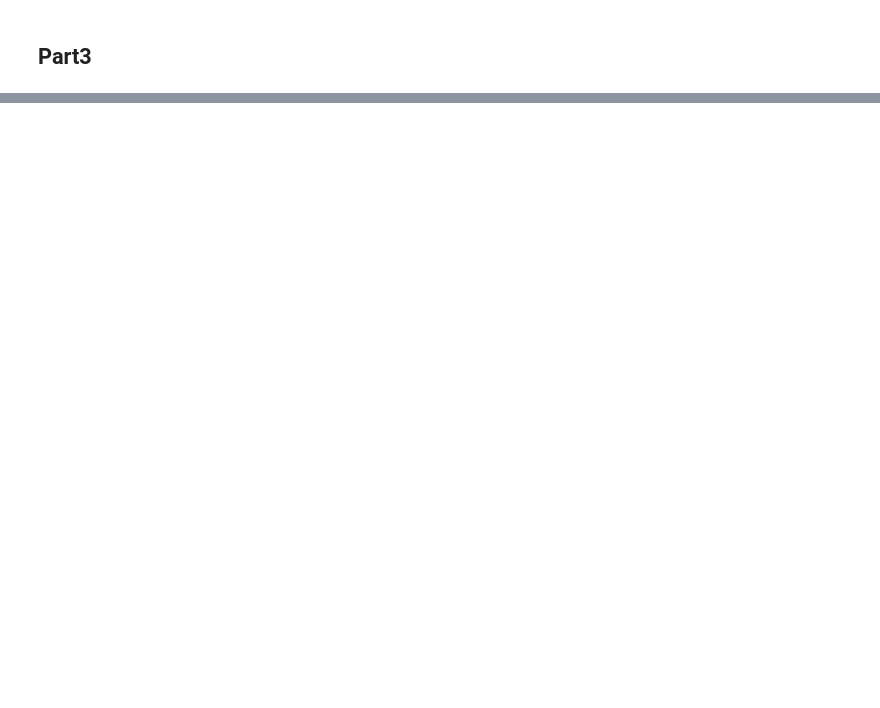
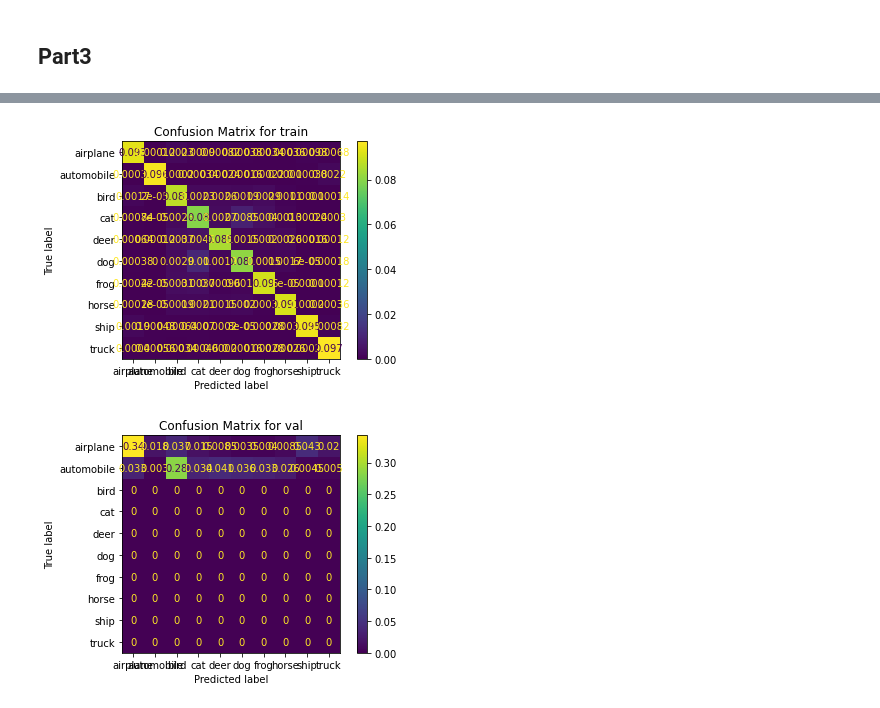
Before and after one commit to 2U1/NN, a Jupyter notebook: Assignment4/cnnA4.ipynb, the cells around one changed output, grey strips where cells are left out. Cells and saved outputs as stored; diff of their text form; code cells hidden in the pictures; blank space fills up the shorter version.

```diff
--- a/Assignment4/cnnA4.ipynb
+++ b/Assignment4/cnnA4.ipynb
@@ -462,0 +593,7 @@ plotting(mean_dict, std_dict)
+# %%
+def set_seed(seed):
+    torch.manual_seed(seed)
+    np.random.seed(seed)
+    random.seed(seed)
+
+    os.environ["PYTHONHASHSEED"] = str(seed)
@@ -462,0 +625,22 @@ plotting(mean_dict, std_dict)
+# %%
+def plot_conusion(model, dataloader_dict):
+    class_names = ['airplane','automobile','bird','cat','deer',
+               'dog','frog','horse','ship','truck']
+    model.eval()
+    with torch.no_grad():
+        for phase in ['train','val']:
+            y_pred = []
+            y_true = []
+            for imgs, labels in dataloader_dict[phase]:
+                imgs = imgs.to(device)
+                labels = labels.to(device)
+                y_pred.append(model(imgs).argmax(dim=1))
+                y_true.append(labels)
+            y_pred = torch.cat(y_pred)
+            y_true = torch.cat(y_true)
+            disp = ConfusionMatrixDisplay(confusion_matrix(y_true.cpu(), y_pred.cpu(), normalize='all'), display_labels=class_names)
+            disp.plot()
+            plt.figure(figsize=(15,15))
+            plt.title("Confusion Matrix for {}".format(phase))
+# %%
+model_dict = experiment(random_seeds, model, 200, 1e-4, dataloaders_dict)
@@ -462,0 +652,7 @@ plotting(mean_dict, std_dict)
+# %%
+last_model = model_dict[str(random_seeds[-1])]
+# %%
+plot_conusion(last_model, dataloaders_dict)
+# %% [output]
+[figure, added]
+[figure, added]
```
Also changed, not shown: parts of 23 cells of this notebook.
